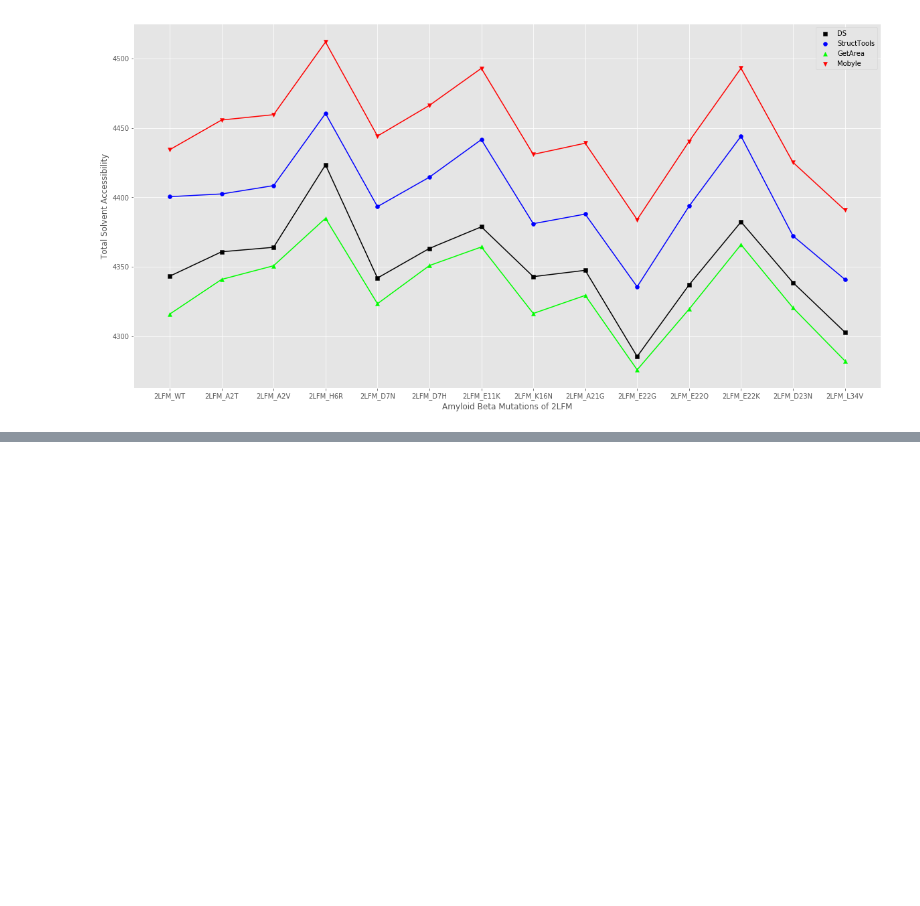
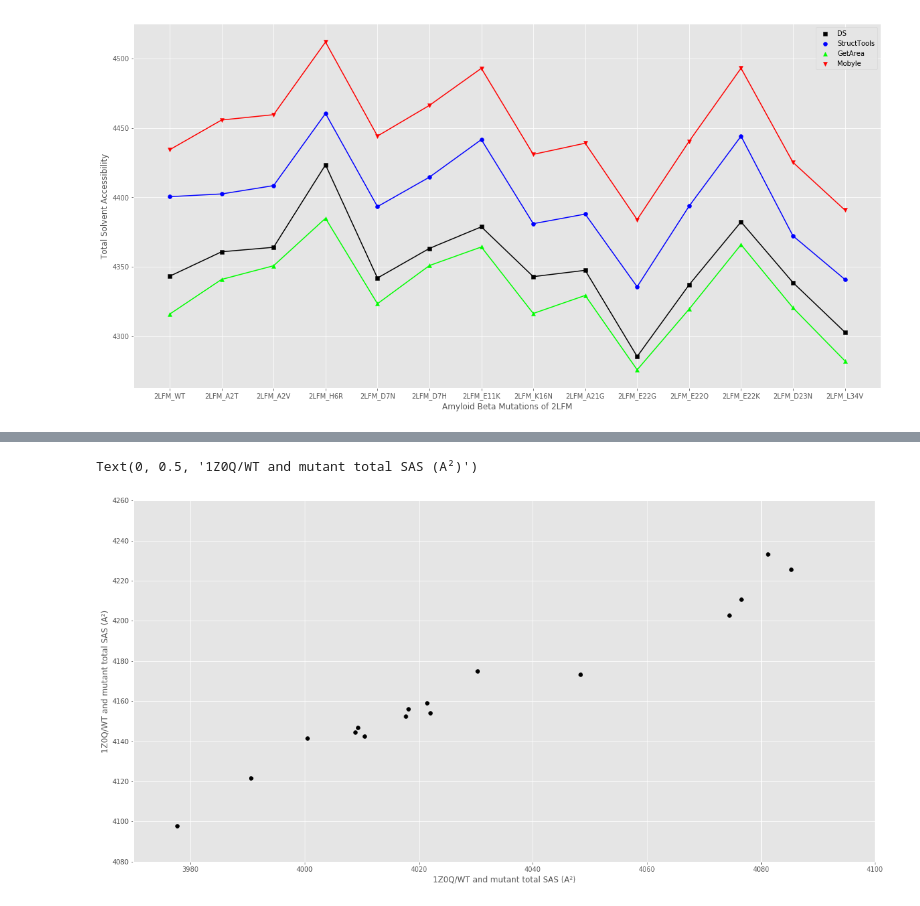
Before and after one commit to 188-project/Amyloid-Beta-Final-Project, a Jupyter notebook: Final Project Amyloid Beta.ipynb, the cells around one changed output, grey strips where cells are left out. Saved outputs shown, nothing was run; the diff lists cells and outputs as text; code cells hidden in the pictures; blank space fills up the shorter version.

```diff
--- a/Final Project Amyloid Beta.ipynb
+++ b/Final Project Amyloid Beta.ipynb
@@ -140,0 +161,18 @@ plt.show()
+# %%
+#Figure 7b
+
+#Plot figure and points
+plt.figure(figsize = (20, 10))
+plt.scatter(DS_1Z0Q, ST_1Z0Q, c = 'k')
+
+#Set axis limits
+axis = plt.gca()
+axis.set_xlim([3970,4100])
+axis.set_ylim([4080,4260])
+
+#Labels
+plt.xlabel('1Z0Q/WT and mutant total SAS (A²)')
+plt.ylabel('1Z0Q/WT and mutant total SAS (A²)')
+# %% [output]
+Text(0, 0.5, '1Z0Q/WT and mutant total SAS (A²)')
+[figure, added]
```
Also changed, not shown: parts of 30 cells of this notebook.
